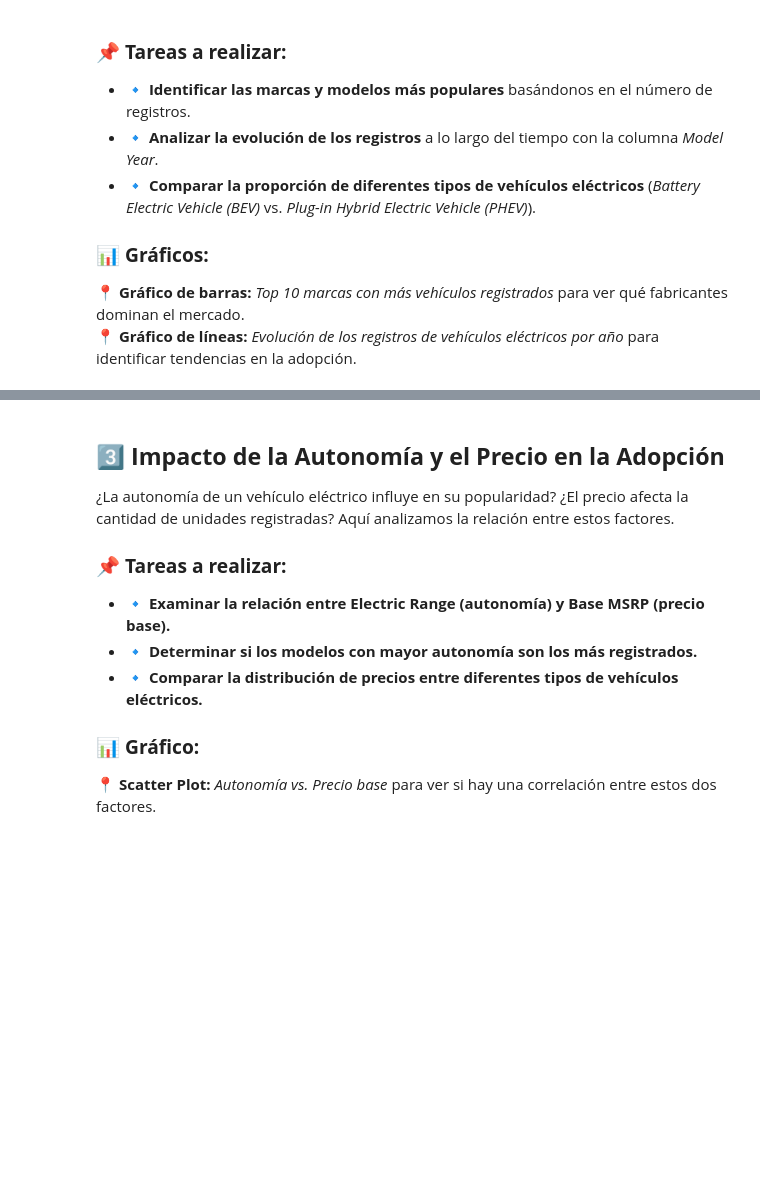
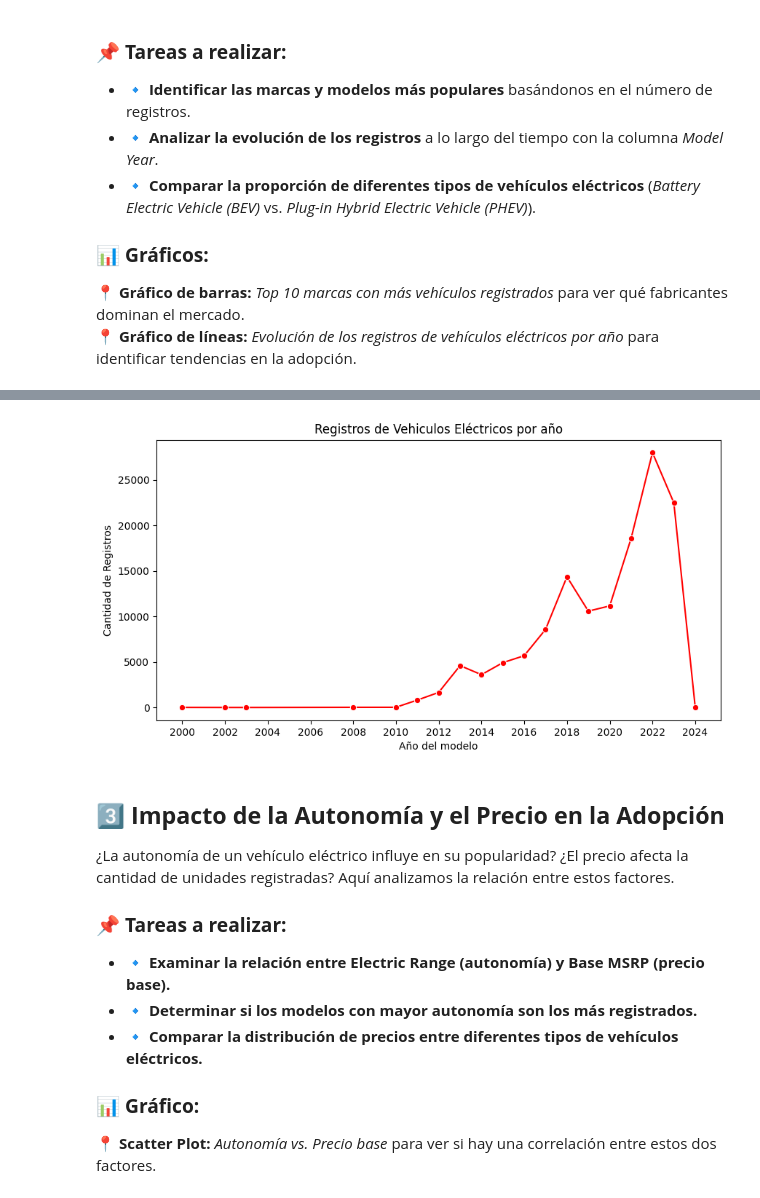
Before and after one commit to cjgarzon-dev/ClasesPython, a Jupyter notebook: Modulo4/07_sesion/02Project_class.ipynb, the cells around one changed output, grey strips where cells are left out. Cells and saved outputs as stored; diff of their text form; code cells hidden in the pictures; blank space fills up the shorter version.

```diff
--- a/Modulo4/07_sesion/02Project_class.ipynb
+++ b/Modulo4/07_sesion/02Project_class.ipynb
@@ -132,0 +199,4 @@ Queremos entender cómo ha crecido la adopción de los EVs, qué marcas dominan
+# %%
+df_filter = df[(df['Model Year'] >= 2000) & (df['Model Year'] <= 2024)]
+filter_data_model_year = df_filter.groupby('Model Year').size()
+print(filter_data_model_year)
@@ -133,3 +221,13 @@ Queremos entender cómo ha crecido la adopción de los EVs, qué marcas dominan
+# %%
+plt.figure(figsize=(10,5))
+plt.title('Registros de Vehiculos Eléctricos por año')
+plt.xlabel('Año del modelo')
+plt.ylabel('Cantidad de Registros')
+sns.lineplot(data= filter_data_model_year, marker= 'o', color= 'red')
+plt.xticks(ticks=range(2000,2025,2))
+plt.show()
+# %% [output]
+[figure, added]
 # %% [markdown]
 ## **3️⃣ Impacto de la Autonomía y el Precio en la Adopción**
 
```
Also changed, not shown: parts of 14 cells of this notebook.
